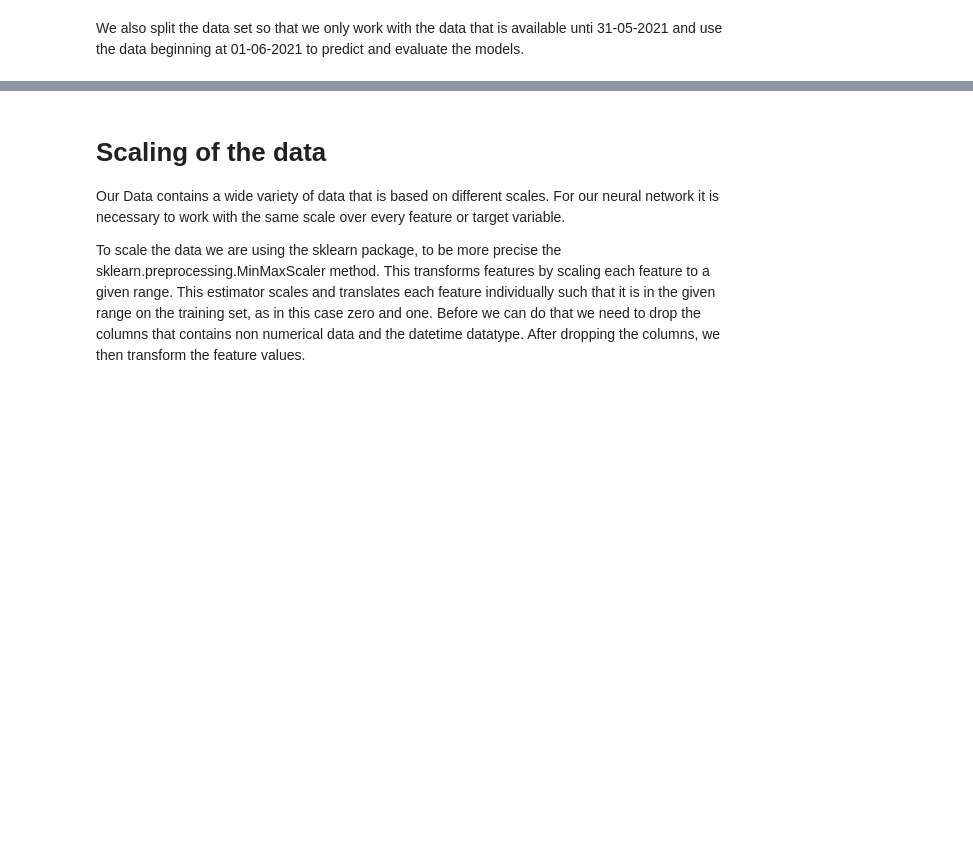
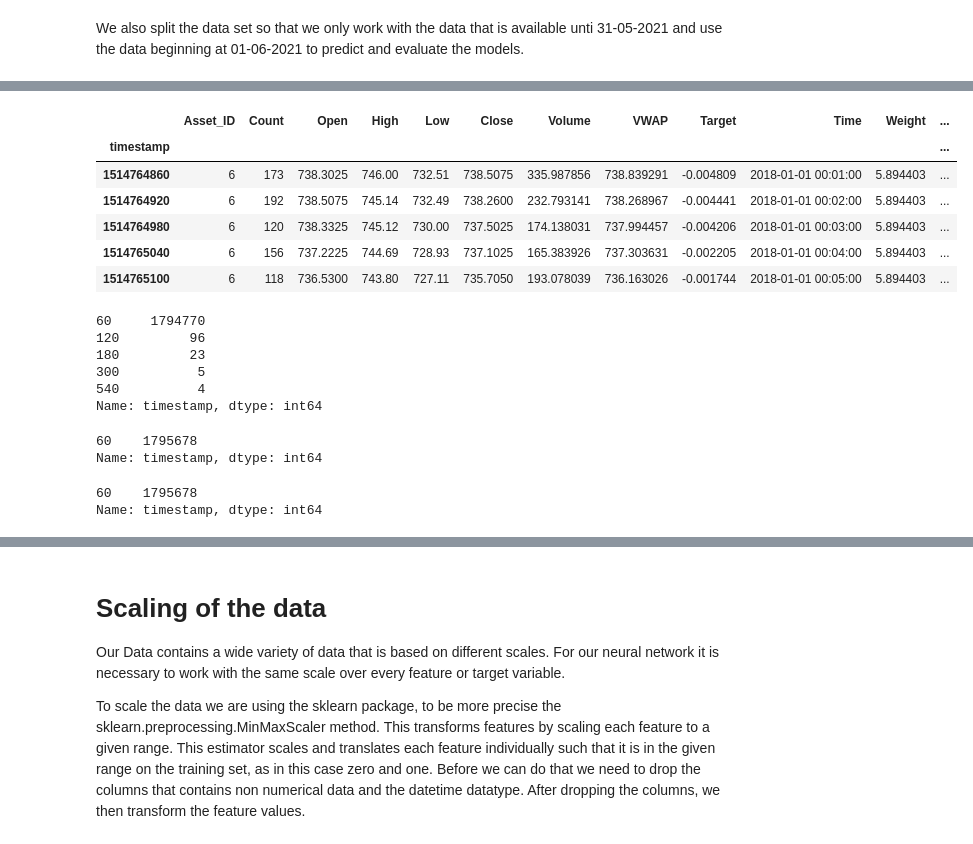
Before and after one commit to UniPassauDLTA/Assignment_1, a Jupyter notebook: Team_15_Assignment_1.ipynb, the cells around one changed output, grey strips where cells are left out. Drawn from its saved outputs; the diff is of its cells as text; code cells hidden in the pictures; blank space fills up the shorter version.

```diff
--- a/Team_15_Assignment_1.ipynb
+++ b/Team_15_Assignment_1.ipynb
@@ -82,0 +118,21 @@ data = data[data.timestamp < 1622505660]
+# %%
+eth=data[data["Asset_ID"]==6]
+eth=eth.set_index("timestamp")
+eth.head()
+# %% [output]
+|  | Asset_ID | Count | Open | High | Low | Close | Volume | VWAP | Target | Time | Weight | ... |
+| timestamp |  |  |  |  |  |  |  |  |  |  |  | ... |
+| 1514764860 | 6 | 173 | 738.3025 | 746.00 | 732.51 | 738.5075 | 335.987856 | 738.839291 | -0.004809 | 2018-01-01 00:01:00 | 5.894403 | ... |
+| 1514764920 | 6 | 192 | 738.5075 | 745.14 | 732.49 | 738.2600 | 232.793141 | 738.268967 | -0.004441 | 2018-01-01 00:02:00 | 5.894403 | ... |
+| 1514764980 | 6 | 120 | 738.3325 | 745.12 | 730.00 | 737.5025 | 174.138031 | 737.994457 | -0.004206 | 2018-01-01 00:03:00 | 5.894403 | ... |
+| 1514765040 | 6 | 156 | 737.2225 | 744.69 | 728.93 | 737.1025 | 165.383926 | 737.303631 | -0.002205 | 2018-01-01 00:04:00 | 5.894403 | ... |
+| 1514765100 | 6 | 118 | 736.5300 | 743.80 | 727.11 | 735.7050 | 193.078039 | 736.163026 | -0.001744 | 2018-01-01 00:05:00 | 5.894403 | ... |
+# %%
+(eth.index[1:]-eth.index[:-1]).value_counts().head()
+# %% [output]
+60     1794770
+120         96
+180         23
+300          5
+540          4
+Name: timestamp, dtype: int64
@@ -82,0 +141,10 @@ data = data[data.timestamp < 1622505660]
+# %%
+(btc.index[1:]-btc.index[:-1]).value_counts().head()
+# %% [output]
+60    1795678
+Name: timestamp, dtype: int64
+# %%
+(eth.index[1:]-eth.index[:-1]).value_counts().head()
+# %% [output]
+60    1795678
+Name: timestamp, dtype: int64
```
Also changed, not shown: parts of 48 cells of this notebook.
